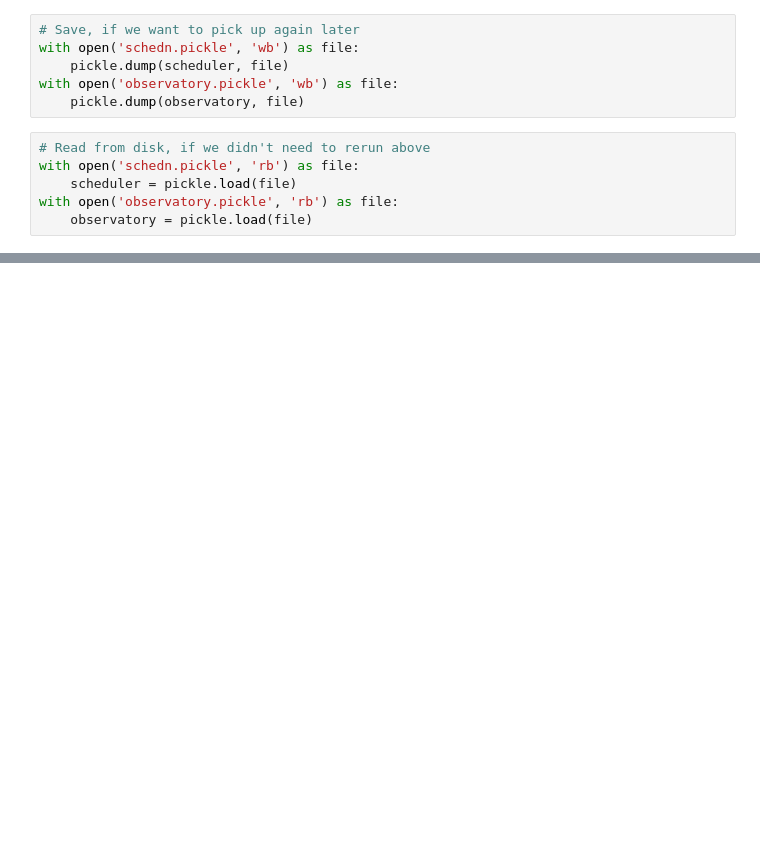
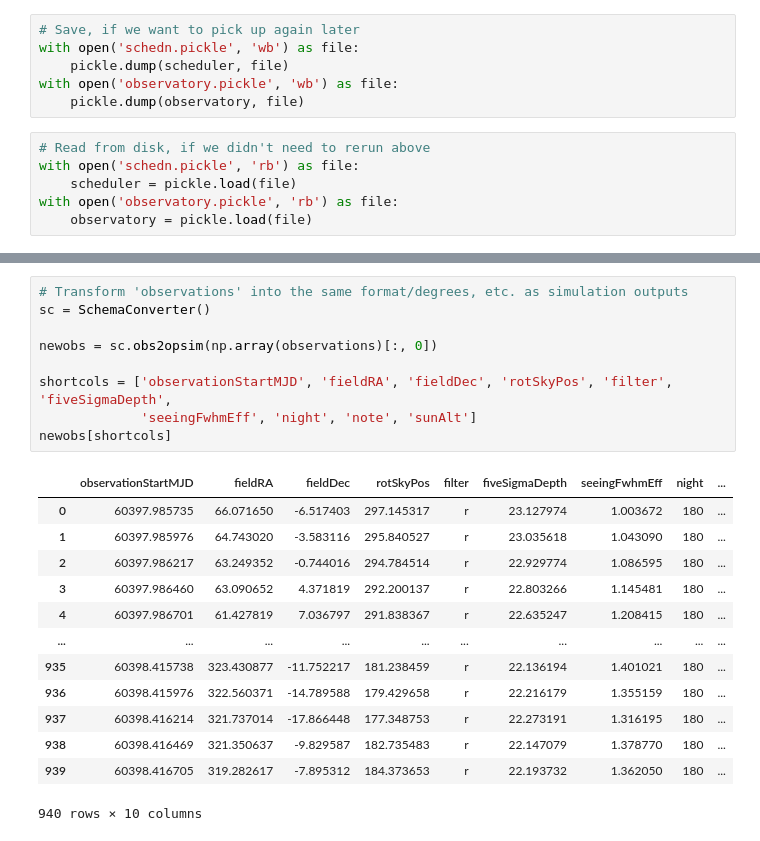
Before and after one commit to lsst-sims/-sims_featureScheduler_runs3.0, a Jupyter notebook: draft2_updated/live_example.ipynb, the cells around one changed output, grey strips where cells are left out. Saved outputs shown, nothing was run; the diff lists cells and outputs as text; blank space fills up the shorter version.

```diff
--- a/draft2_updated/live_example.ipynb
+++ b/draft2_updated/live_example.ipynb
@@ -448,3 +485,26 @@ newobs[['mjd', 'RA', 'dec', 'rotSkyPos', 'filter', 'fivesigmadepth', 'FWHMeff',
+# %%
+# Transform 'observations' into the same format/degrees, etc. as simulation outputs
+sc = SchemaConverter()
+
+newobs = sc.obs2opsim(np.array(observations)[:, 0])
+
+shortcols = ['observationStartMJD', 'fieldRA', 'fieldDec', 'rotSkyPos', 'filter', 'fiveSigmaDepth',
+             'seeingFwhmEff', 'night', 'note', 'sunAlt']
+newobs[shortcols]
+# %% [output]
+|  | observationStartMJD | fieldRA | fieldDec | rotSkyPos | filter | fiveSigmaDepth | seeingFwhmEff | night | ... |
+| 0 | 60397.985735 | 66.071650 | -6.517403 | 297.145317 | r | 23.127974 | 1.003672 | 180 | ... |
+| 1 | 60397.985976 | 64.743020 | -3.583116 | 295.840527 | r | 23.035618 | 1.043090 | 180 | ... |
+| 2 | 60397.986217 | 63.249352 | -0.744016 | 294.784514 | r | 22.929774 | 1.086595 | 180 | ... |
+| 3 | 60397.986460 | 63.090652 | 4.371819 | 292.200137 | r | 22.803266 | 1.145481 | 180 | ... |
+| 4 | 60397.986701 | 61.427819 | 7.036797 | 291.838367 | r | 22.635247 | 1.208415 | 180 | ... |
+| ... | ... | ... | ... | ... | ... | ... | ... | ... | ... |
+| 935 | 60398.415738 | 323.430877 | -11.752217 | 181.238459 | r | 22.136194 | 1.401021 | 180 | ... |
+| 936 | 60398.415976 | 322.560371 | -14.789588 | 179.429658 | r | 22.216179 | 1.355159 | 180 | ... |
+| 937 | 60398.416214 | 321.737014 | -17.866448 | 177.348753 | r | 22.273191 | 1.316195 | 180 | ... |
+| 938 | 60398.416469 | 321.350637 | -9.829587 | 182.735483 | r | 22.147079 | 1.378770 | 180 | ... |
+| 939 | 60398.416705 | 319.282617 | -7.895312 | 184.373653 | r | 22.193732 | 1.362050 | 180 | ... |
+940 rows × 10 columns
 # %%
 # we can feed that into a feature object to make a map - or feed it into MAF
 
```
Also changed, not shown: parts of 18 cells of this notebook.
